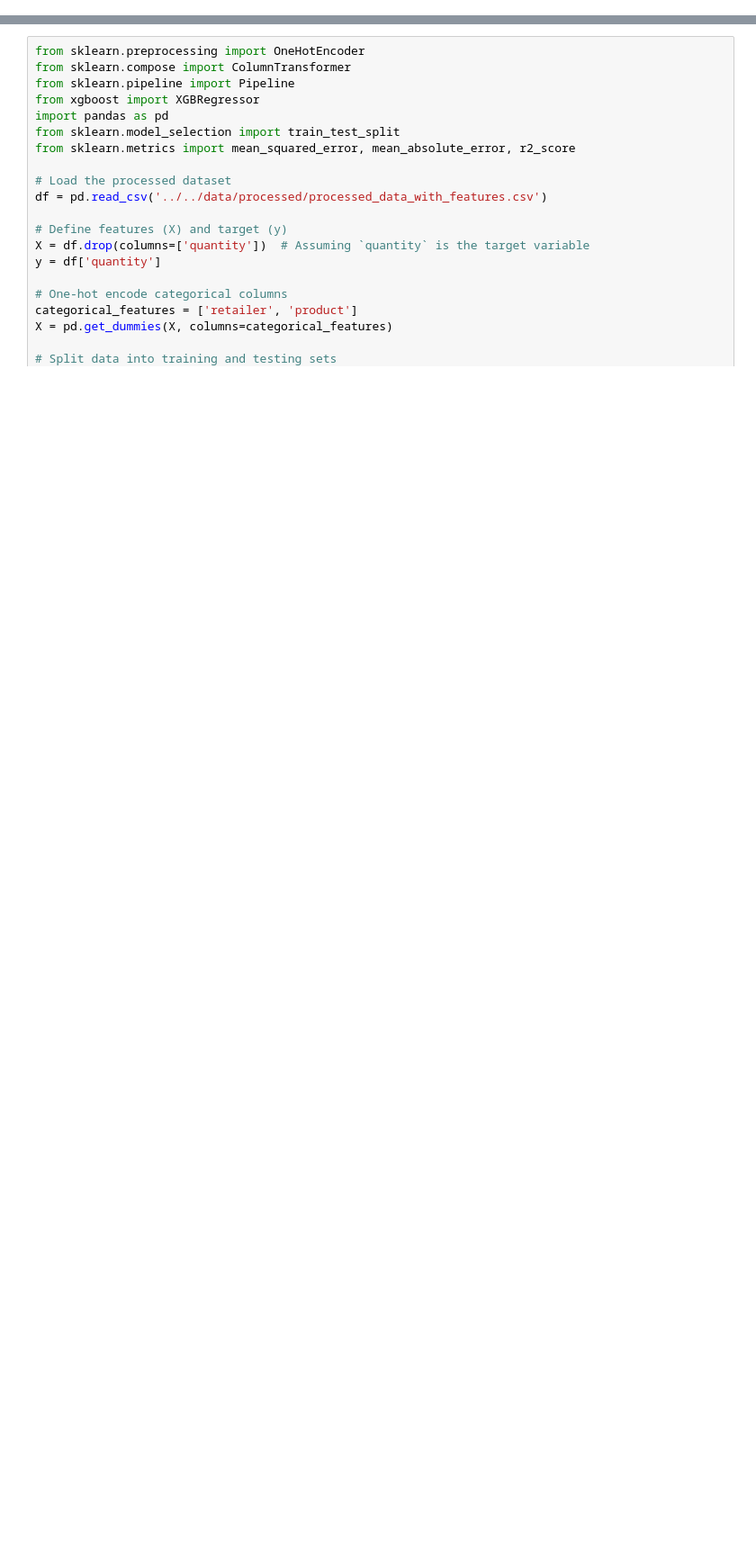
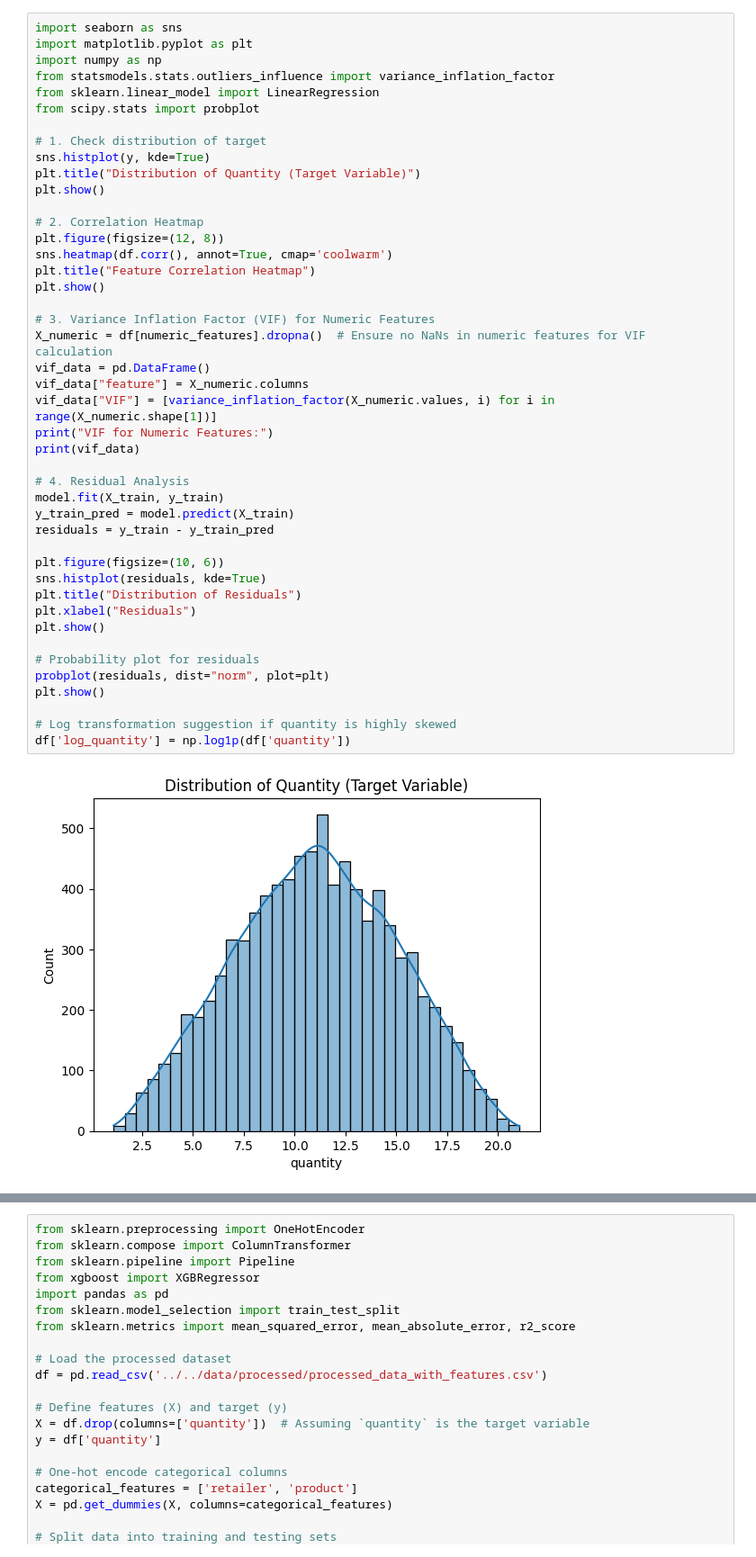
Before and after one commit to cianolan1/Ferrero_Tech_Assesment, a Jupyter notebook: notebooks/pooled_model/3_pooled_model_retailer1.ipynb, the cells around one changed output, grey strips where cells are left out. Shown at 90% size. Drawn from its saved outputs; the diff is of its cells as text; blank space fills up the shorter version.

```diff
--- a/notebooks/pooled_model/3_pooled_model_retailer1.ipynb
+++ b/notebooks/pooled_model/3_pooled_model_retailer1.ipynb
@@ -0,0 +239,46 @@
+# %%
+import seaborn as sns
+import matplotlib.pyplot as plt
+import numpy as np
+from statsmodels.stats.outliers_influence import variance_inflation_factor
+from sklearn.linear_model import LinearRegression
+from scipy.stats import probplot
+
+# 1. Check distribution of target
+sns.histplot(y, kde=True)
+plt.title("Distribution of Quantity (Target Variable)")
+plt.show()
+
+# 2. Correlation Heatmap
+plt.figure(figsize=(12, 8))
+sns.heatmap(df.corr(), annot=True, cmap='coolwarm')
+plt.title("Feature Correlation Heatmap")
+plt.show()
+
+# 3. Variance Inflation Factor (VIF) for Numeric Features
+X_numeric = df[numeric_features].dropna()  # Ensure no NaNs in numeric features for VIF calculation
+vif_data = pd.DataFrame()
+vif_data["feature"] = X_numeric.columns
+vif_data["VIF"] = [variance_inflation_factor(X_numeric.values, i) for i in range(X_numeric.shape[1])]
+print("VIF for Numeric Features:")
+print(vif_data)
+
+# 4. Residual Analysis
+model.fit(X_train, y_train)
+y_train_pred = model.predict(X_train)
+residuals = y_train - y_train_pred
+
+plt.figure(figsize=(10, 6))
+sns.histplot(residuals, kde=True)
+plt.title("Distribution of Residuals")
+plt.xlabel("Residuals")
+plt.show()
+
+# Probability plot for residuals
+probplot(residuals, dist="norm", plot=plt)
+plt.show()
+
+# Log transformation suggestion if quantity is highly skewed
+df['log_quantity'] = np.log1p(df['quantity'])
+# %% [output]
+[figure, added]
```
Also changed, not shown: parts of 7 cells of this notebook, 1 other file.
